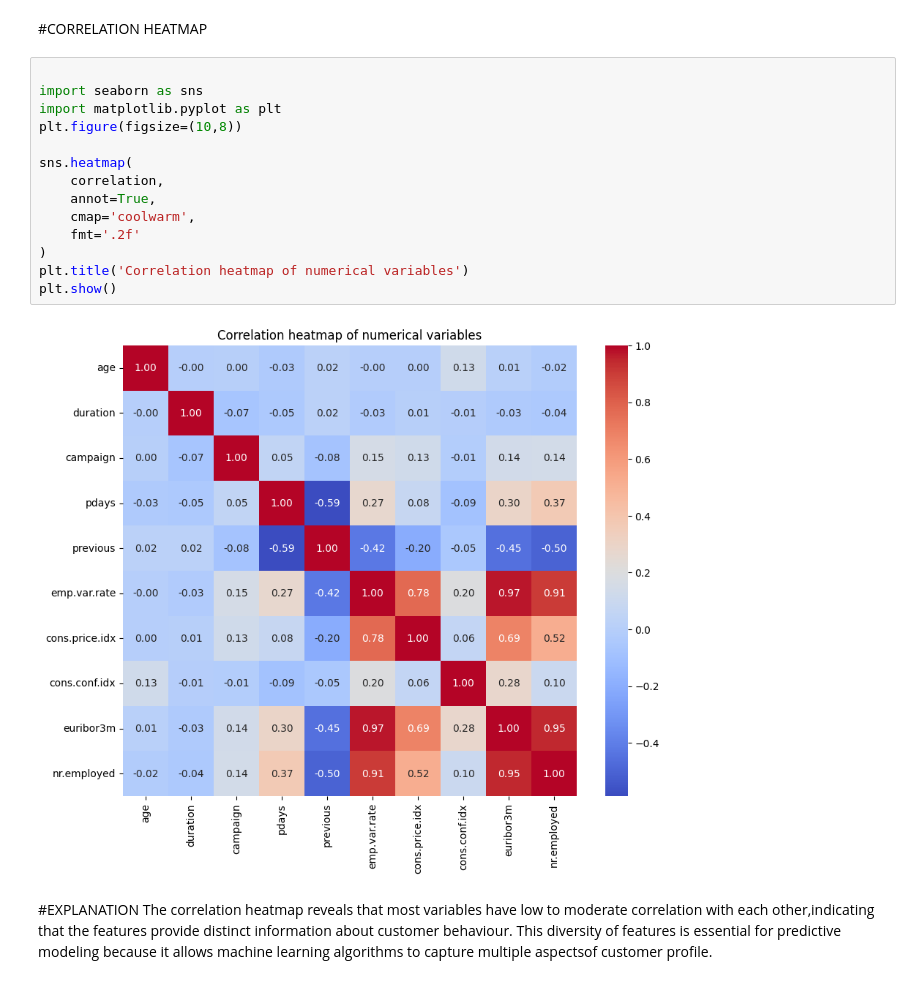
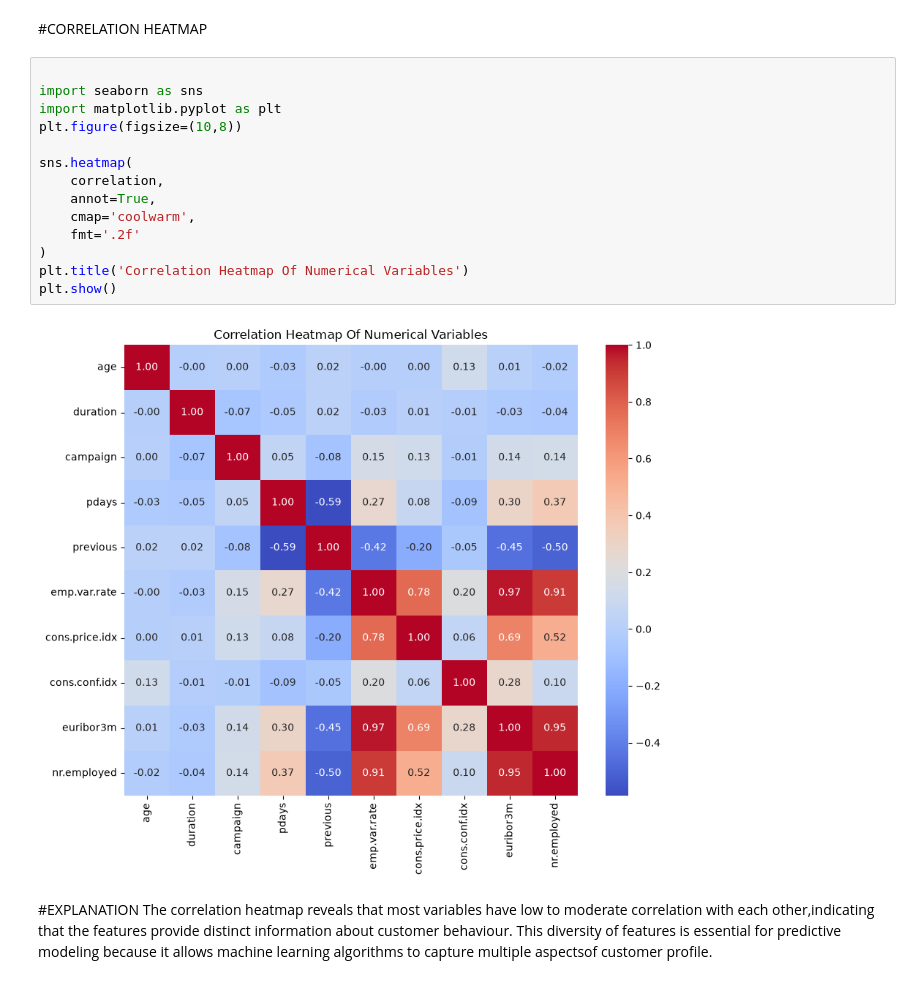
Before and after one commit to Prernakishore/Bank_Marketing_Inspection_Project, a Jupyter notebook: Bank_Marketing_Inspection_complete_project.ipynb, the cells around one changed output. Cells and saved outputs as stored; diff of their text form.

```diff
--- a/Bank_Marketing_Inspection_complete_project.ipynb
+++ b/Bank_Marketing_Inspection_complete_project.ipynb
@@ -499,19 +498,19 @@ correlation
 # %%
 
 import seaborn as sns
 import matplotlib.pyplot as plt
 plt.figure(figsize=(10,8))
 
 sns.heatmap(
     correlation,
     annot=True,
     cmap='coolwarm',
     fmt='.2f'
 )
-plt.title('Correlation heatmap of numerical variables')
+plt.title('Correlation Heatmap Of Numerical Variables')
 plt.show()
 # %% [output]
-[figure, old version]
+[figure, new version]
 # %% [markdown]
 #EXPLANATION
 The correlation heatmap reveals that most variables have low to moderate correlation with each other,indicating that the features provide distinct information about customer behaviour. This diversity of features is essential for predictive modeling because it allows machine learning algorithms to capture multiple aspectsof customer profile.
```
Also changed, not shown: parts of 3 cells of this notebook.
